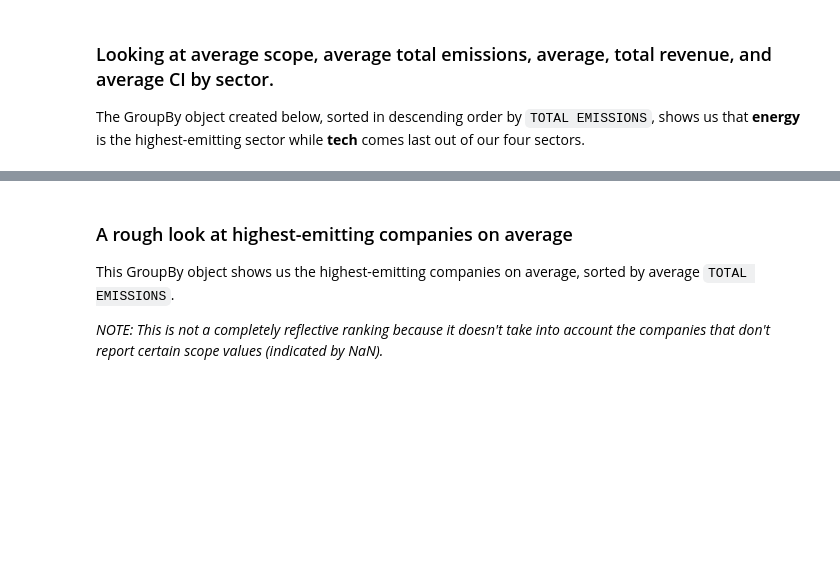
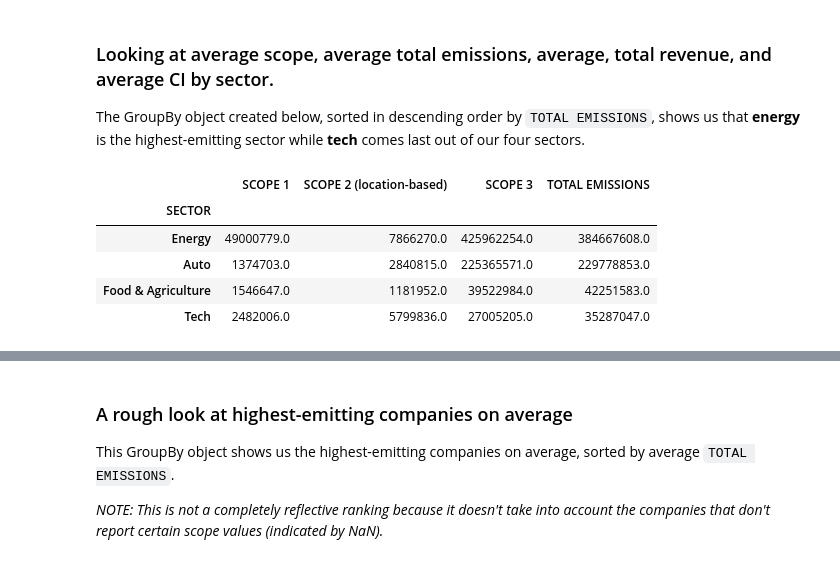
Before and after one commit to zcjanin/decarbonization-2024, a Jupyter notebook: Decarbo_EDA.ipynb, the cells around one changed output, grey strips where cells are left out. Saved outputs shown, nothing was run; the diff lists cells and outputs as text; code cells hidden in the pictures; blank space fills up the shorter version.

```diff
--- a/Decarbo_EDA.ipynb
+++ b/Decarbo_EDA.ipynb
@@ -332,8 +336,15 @@ The GroupBy object created below, sorted in descending order by `TOTAL EMISSIONS
 # %%
 # Average scope values by sector in descending order of average total emissions
 
-avg_sectors = sectors.groupby('SECTOR').mean(numeric_only=True).round(0).sort_values(by='TOTAL EMISSIONS', ascending=False)[['SCOPE 1', 'SCOPE 2 (location-based)', 'SCOPE 3',  'TOTAL EMISSIONS']]
-avg_sectors
+avg_emissions = sectors.groupby('SECTOR').mean(numeric_only=True).round(0).sort_values(by='TOTAL EMISSIONS', ascending=False)[['SCOPE 1', 'SCOPE 2 (location-based)', 'SCOPE 3',  'TOTAL EMISSIONS']]
+avg_emissions
+# %% [output]
+|  | SCOPE 1 | SCOPE 2 (location-based) | SCOPE 3 | TOTAL EMISSIONS |
+| SECTOR |  |  |  |  |
+| Energy | 49000779.0 | 7866270.0 | 425962254.0 | 384667608.0 |
+| Auto | 1374703.0 | 2840815.0 | 225365571.0 | 229778853.0 |
+| Food & Agriculture | 1546647.0 | 1181952.0 | 39522984.0 | 42251583.0 |
+| Tech | 2482006.0 | 5799836.0 | 27005205.0 | 35287047.0 |
 # %%
 # Average Corporate Revenues converted to USD
 
```
Also changed, not shown: parts of 9 cells of this notebook.
